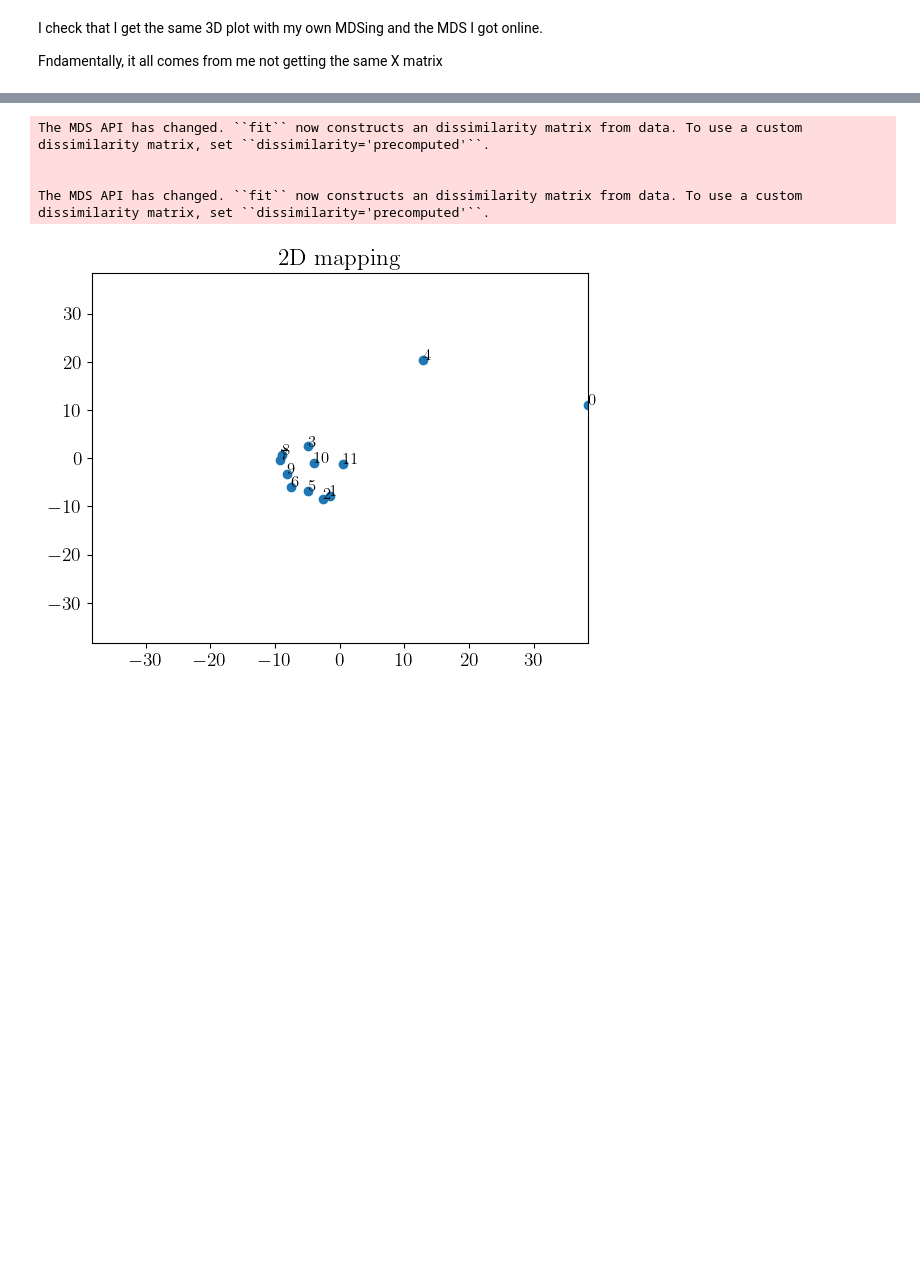
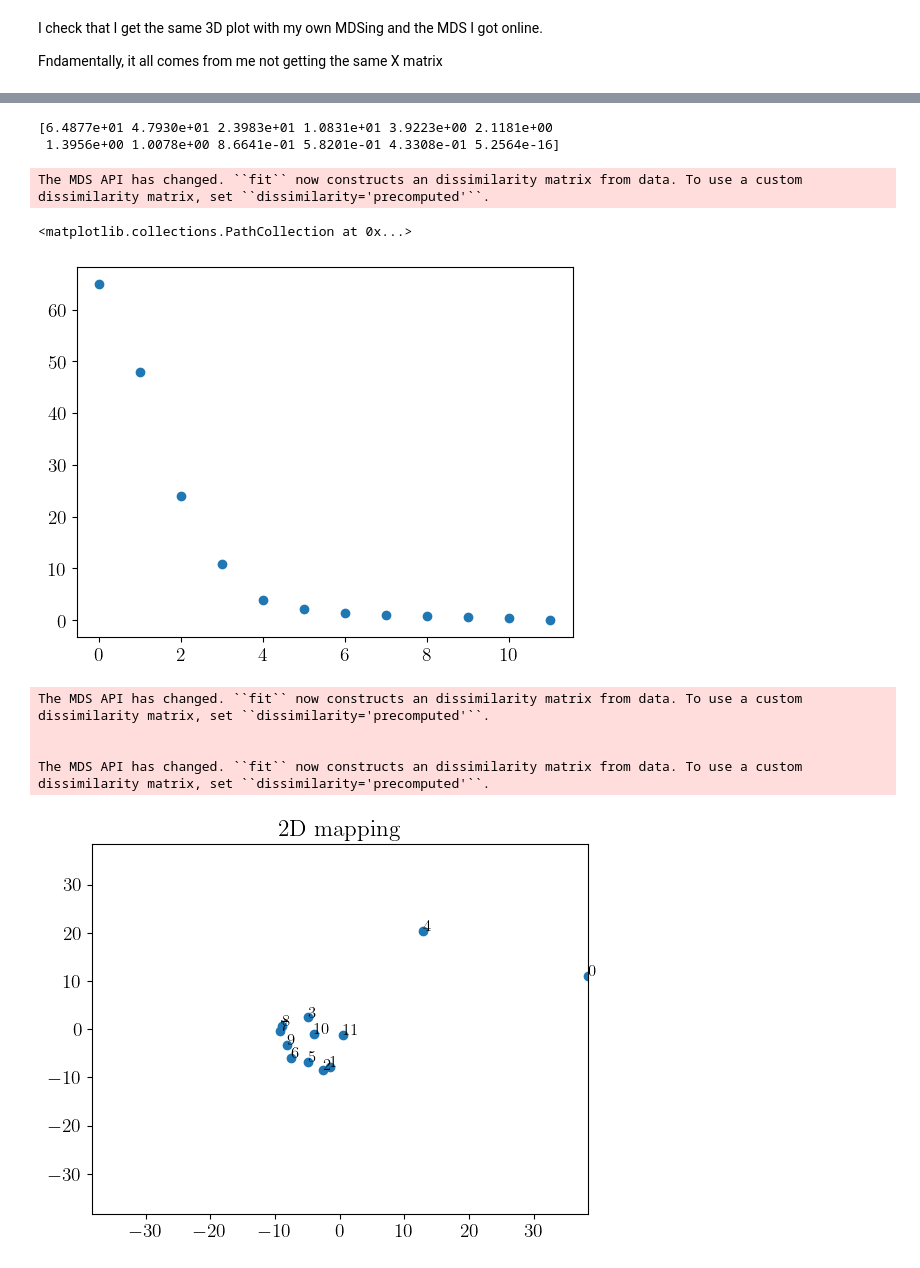
Before and after one commit to MarinAndreGirard/Quantum_emergent_dimension, a Jupyter notebook: looking_at_mappings.ipynb, the cells around one changed output, grey strips where cells are left out. Saved outputs shown, nothing was run; the diff lists cells and outputs as text; code cells hidden in the pictures; blank space fills up the shorter version.

```diff
--- a/looking_at_mappings.ipynb
+++ b/looking_at_mappings.ipynb
@@ -179,3 +229,17 @@ The MDS API has changed. ``fit`` now constructs an dissimilarity matrix from dat
+# %%
+XN_=mds_from_d_N_.fit_transform(dab)
+B=XN_@T(XN_)
+eigenvalues,eigenvectors=np.linalg.eig(B)
+idx = eigenvalues.argsort()[::-1]
+eigenvalues = eigenvalues[idx]
+print(eigenvalues)
+plt.scatter(range(len(eigenvalues)),eigenvalues)
+# %% [output]
+[6.4877e+01 4.7930e+01 2.3983e+01 1.0831e+01 3.9223e+00 2.1181e+00
+ 1.3956e+00 1.0078e+00 8.6641e-01 5.8201e-01 4.3308e-01 5.2564e-16]
+The MDS API has changed. ``fit`` now constructs an dissimilarity matrix from data. To use a custom dissimilarity matrix, set ``dissimilarity='precomputed'``.
+<matplotlib.collections.PathCollection at 0x...>
+[figure, added]
 # %%
 file_name="couplings_J_avg"
 dab=load_d(file_name)
```
Also changed, not shown: parts of 24 cells of this notebook, 2 other files.
